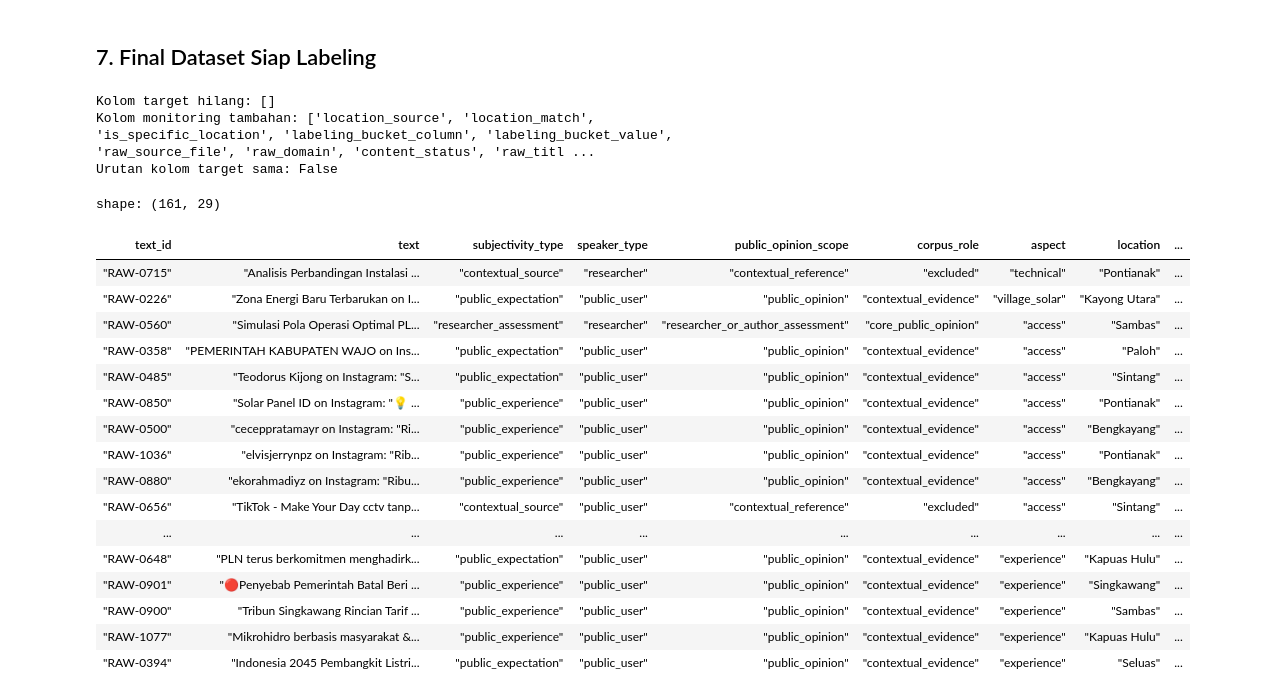
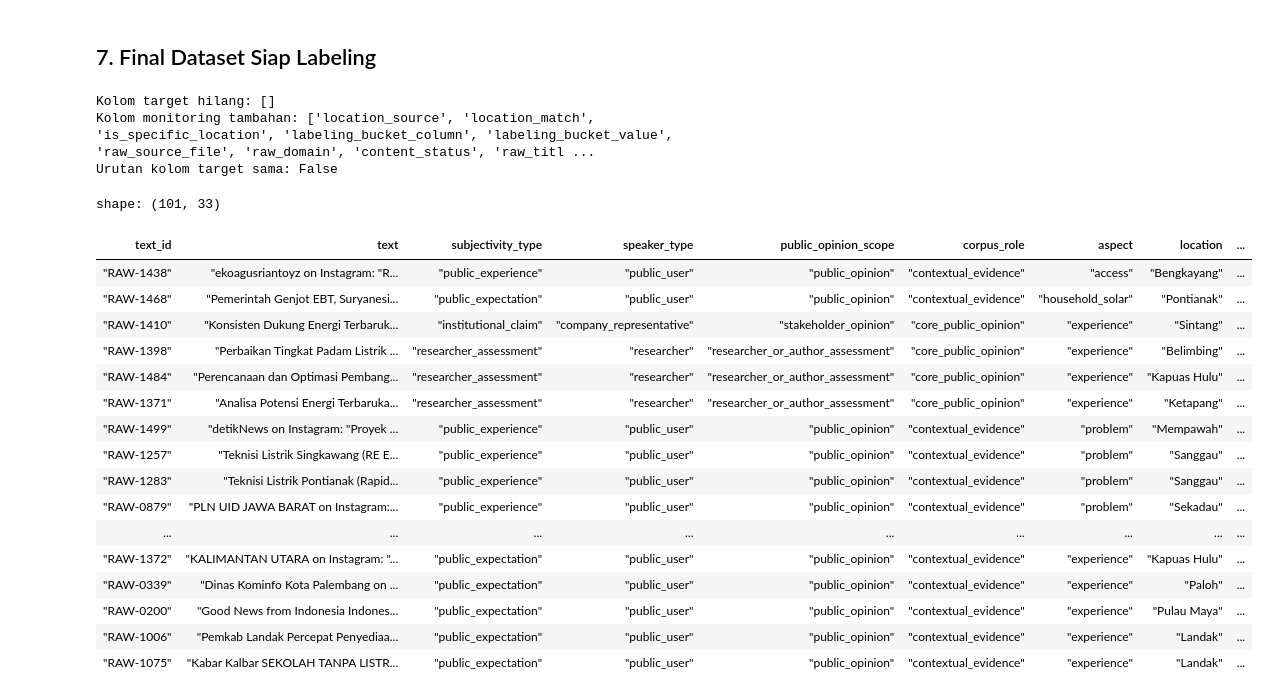
Before and after one commit to dammar01/hybrid-nlp-sentiment-classification, a Jupyter notebook: raw_datasets_processor.ipynb, the cells around one changed output. Saved outputs shown, nothing was run; the diff lists cells and outputs as text; code cells hidden in the pictures.

```diff
--- a/raw_datasets_processor.ipynb
+++ b/raw_datasets_processor.ipynb
@@ -194,6 +221,10 @@ shape: (1, 5)
 candidate_df = dataset_service.build_v1_candidate_rows(
     records_df=records_df,
     research_config=research_config,
+)
+candidate_df = dataset_service.enrich_source_blacklist_status(
+    candidate_df,
+    source_blacklist_service,
 )
 
 CANDIDATE_FILTER_CONDITIONS = [
@@ -207,30 +238,40 @@ CANDIDATE_FILTER_CONDITIONS = [
 filtered_candidate_df = apply_filter_conditions(
     candidate_df, CANDIDATE_FILTER_CONDITIONS
 )
+blacklist_audit_df = dataset_service.filter_blacklist_audit_candidates(
+    filtered_candidate_df
+)
+clear_candidate_df = dataset_service.filter_clear_source_candidates(
+    filtered_candidate_df
+)
 
 reference_df = dataset_service.load(REFERENCE_DATASET_PATH)
 expected_columns = list(dataset_service.v1_dataset_columns())
 missing_candidate_columns = [
-    column for column in expected_columns if column not in filtered_candidate_df.columns
+    column for column in expected_columns if column not in clear_candidate_df.columns
 ]
 extra_candidate_columns = [
-    column for column in filtered_candidate_df.columns if column not in expected_columns
+    column for column in clear_candidate_df.columns if column not in expected_columns
 ]
 # %% [markdown]
 ## 5. Dataset Kandidat Siap Labeling
 # %%
 MAX_ROWS_PER_VALUE = 10
+LABELING_DATASET_TIERS = ["A_candidate_core", "B_review_queue"]
 
+labeling_ready_df = dataset_service.filter_labeling_ready_candidates(
+    clear_candidate_df
+)
 labeling_df = dataset_service.build_candidate_labeling_dataset(
-    filtered_candidate_df,
+    labeling_ready_df,
     max_rows_per_value=MAX_ROWS_PER_VALUE,
 )
 
 candidate_combination_df = dataset_service.summarize_candidate_combinations(
-    filtered_candidate_df
+    labeling_ready_df
 ).rename({"jumlah": "jumlah_tersedia"})
 
-valid_location_df = filtered_candidate_df.filter(
+valid_location_df = labeling_ready_df.filter(
     (pl.col("is_specific_location") == True)
     & pl.col("location_source").is_in(["text", "query"])
 )
@@ -260,10 +301,21 @@ combination_audit_df = (
     )
 )
 
+blacklist_status_distribution_df = (
+    filtered_candidate_df.group_by("blacklist_status")
+    .agg(pl.len().alias("jumlah"))
+    .sort("jumlah", descending=True)
+)
+
 print(f"Candidate rows setelah filter kandidat: {filtered_candidate_df.height:,}")
+print(f"Candidate rows dikeluarkan blacklist: {blacklist_audit_df.height:,}")
+print(f"Candidate rows clear: {clear_candidate_df.height:,}")
+print(f"Candidate rows tier A/B siap labeling: {labeling_ready_df.height:,}")
 print(f"Candidate rows dengan lokasi valid: {valid_location_df.height:,}")
+print(f"Dataset tier labeling: {LABELING_DATASET_TIERS}")
 print(f"Final siap labeling: {labeling_df.height:,}")
 print(f"Maksimal data per nilai unik: {MAX_ROWS_PER_VALUE}")
 
+display(blacklist_status_distribution_df)
 display(combination_audit_df)
 # %% [output]
@@ -330,55 +389,59 @@ monitoring_columns = [
     "location_source",
     "location_match",
     "is_specific_location",
+    "blacklist_status",
+    "blacklist_reason_codes",
+    "normalized_source_url",
+    "blacklist_is_excluded",
     "raw_source_file",
     "raw_domain",
     "content_status",
     "query_group",
     "query",
     "raw_title",
     "raw_text_length",
 ]
 final_labeling_columns = [
     column for column in [*target_columns, *monitoring_columns]
     if column in labeling_df.columns
 ]
 
 missing_final_columns = [
     column for column in target_columns if column not in labeling_df.columns
 ]
 extra_final_columns = [
     column for column in labeling_df.columns if column not in target_columns
 ]
 
 print("Kolom target hilang:", missing_final_columns)
 print("Kolom monitoring tambahan:", extra_final_columns)
 print(
     "Urutan kolom target sama:",
     labeling_df.columns[: len(target_columns)] == target_columns,
 )
 
 display(labeling_df.select(final_labeling_columns))
 # %% [output]
 Kolom target hilang: []
 Kolom monitoring tambahan: ['location_source', 'location_match', 'is_specific_location', 'labeling_bucket_column', 'labeling_bucket_value', 'raw_source_file', 'raw_domain', 'content_status', 'raw_titl ...
 Urutan kolom target sama: False
-shape: (161, 29)
+shape: (101, 33)
 | text_id | text | subjectivity_type | speaker_type | public_opinion_scope | corpus_role | aspect | location | ... |
-| "RAW-0715" | "Analisis Perbandingan Instalasi ... | "contextual_source" | "researcher" | "contextual_reference" | "excluded" | "technical" | "Pontianak" | ... |
-| "RAW-0226" | "Zona Energi Baru Terbarukan on I... | "public_expectation" | "public_user" | "public_opinion" | "contextual_evidence" | "village_solar" | "Kayong Utara" | ... |
-| "RAW-0560" | "Simulasi Pola Operasi Optimal PL... | "researcher_assessment" | "researcher" | "researcher_or_author_assessment" | "core_public_opinion" | "access" | "Sambas" | ... |
-| "RAW-0358" | "PEMERINTAH KABUPATEN WAJO on Ins... | "public_expectation" | "public_user" | "public_opinion" | "contextual_evidence" | "access" | "Paloh" | ... |
-| "RAW-0485" | "Teodorus Kijong on Instagram: "S... | "public_expectation" | "public_user" | "public_opinion" | "contextual_evidence" | "access" | "Sintang" | ... |
-| "RAW-0850" | "Solar Panel ID on Instagram: "💡 ... | "public_experience" | "public_user" | "public_opinion" | "contextual_evidence" | "access" | "Pontianak" | ... |
-| "RAW-0500" | "ceceppratamayr on Instagram: "Ri... | "public_experience" | "public_user" | "public_opinion" | "contextual_evidence" | "access" | "Bengkayang" | ... |
-| "RAW-1036" | "elvisjerrynpz on Instagram: "Rib... | "public_experience" | "public_user" | "public_opinion" | "contextual_evidence" | "access" | "Pontianak" | ... |
-| "RAW-0880" | "ekorahmadiyz on Instagram: "Ribu... | "public_experience" | "public_user" | "public_opinion" | "contextual_evidence" | "access" | "Bengkayang" | ... |
-| "RAW-0656" | "TikTok - Make Your Day cctv tanp... | "contextual_source" | "public_user" | "contextual_reference" | "excluded" | "access" | "Sintang" | ... |
+| "RAW-1438" | "ekoagusriantoyz on Instagram: "R... | "public_experience" | "public_user" | "public_opinion" | "contextual_evidence" | "access" | "Bengkayang" | ... |
+| "RAW-1468" | "Pemerintah Genjot EBT, Suryanesi... | "public_expectation" | "public_user" | "public_opinion" | "contextual_evidence" | "household_solar" | "Pontianak" | ... |
+| "RAW-1410" | "Konsisten Dukung Energi Terbaruk... | "institutional_claim" | "company_representative" | "stakeholder_opinion" | "core_public_opinion" | "experience" | "Sintang" | ... |
+| "RAW-1398" | "Perbaikan Tingkat Padam Listrik ... | "researcher_assessment" | "researcher" | "researcher_or_author_assessment" | "core_public_opinion" | "experience" | "Belimbing" | ... |
+| "RAW-1484" | "Perencanaan dan Optimasi Pembang... | "researcher_assessment" | "researcher" | "researcher_or_author_assessment" | "core_public_opinion" | "experience" | "Kapuas Hulu" | ... |
+| "RAW-1371" | "Analisa Potensi Energi Terbaruka... | "researcher_assessment" | "researcher" | "researcher_or_author_assessment" | "core_public_opinion" | "experience" | "Ketapang" | ... |
+| "RAW-1499" | "detikNews on Instagram: "Proyek ... | "public_experience" | "public_user" | "public_opinion" | "contextual_evidence" | "problem" | "Mempawah" | ... |
+| "RAW-1257" | "Teknisi Listrik Singkawang (RE E... | "public_experience" | "public_user" | "public_opinion" | "contextual_evidence" | "problem" | "Sanggau" | ... |
+| "RAW-1283" | "Teknisi Listrik Pontianak (Rapid... | "public_experience" | "public_user" | "public_opinion" | "contextual_evidence" | "problem" | "Sanggau" | ... |
+| "RAW-0879" | "PLN UID JAWA BARAT on Instagram:... | "public_experience" | "public_user" | "public_opinion" | "contextual_evidence" | "problem" | "Sekadau" | ... |
 | ... | ... | ... | ... | ... | ... | ... | ... | ... |
-| "RAW-0648" | "PLN terus berkomitmen menghadirk... | "public_expectation" | "public_user" | "public_opinion" | "contextual_evidence" | "experience" | "Kapuas Hulu" | ... |
-| "RAW-0901" | "🔴Penyebab Pemerintah Batal Beri ... | "public_experience" | "public_user" | "public_opinion" | "contextual_evidence" | "experience" | "Singkawang" | ... |
-| "RAW-0900" | "Tribun Singkawang Rincian Tarif ... | "public_experience" | "public_user" | "public_opinion" | "contextual_evidence" | "experience" | "Sambas" | ... |
-| "RAW-1077" | "Mikrohidro berbasis masyarakat &... | "public_experience" | "public_user" | "public_opinion" | "contextual_evidence" | "experience" | "Kapuas Hulu" | ... |
-| "RAW-0394" | "Indonesia 2045 Pembangkit Listri... | "public_expectation" | "public_user" | "public_opinion" | "contextual_evidence" | "experience" | "Seluas" | ... |
+| "RAW-1372" | "KALIMANTAN UTARA on Instagram: "... | "public_expectation" | "public_user" | "public_opinion" | "contextual_evidence" | "experience" | "Kapuas Hulu" | ... |
+| "RAW-0339" | "Dinas Kominfo Kota Palembang on ... | "public_expectation" | "public_user" | "public_opinion" | "contextual_evidence" | "experience" | "Paloh" | ... |
+| "RAW-0200" | "Good News from Indonesia Indones... | "public_expectation" | "public_user" | "public_opinion" | "contextual_evidence" | "experience" | "Pulau Maya" | ... |
+| "RAW-1006" | "Pemkab Landak Percepat Penyediaa... | "public_expectation" | "public_user" | "public_opinion" | "contextual_evidence" | "experience" | "Landak" | ... |
+| "RAW-1075" | "Kabar Kalbar SEKOLAH TANPA LISTR... | "public_expectation" | "public_user" | "public_opinion" | "contextual_evidence" | "experience" | "Landak" | ... |
 # %%
 tier_distribution = (
```
Also changed, not shown: parts of 7 cells of this notebook, 6 other files.
